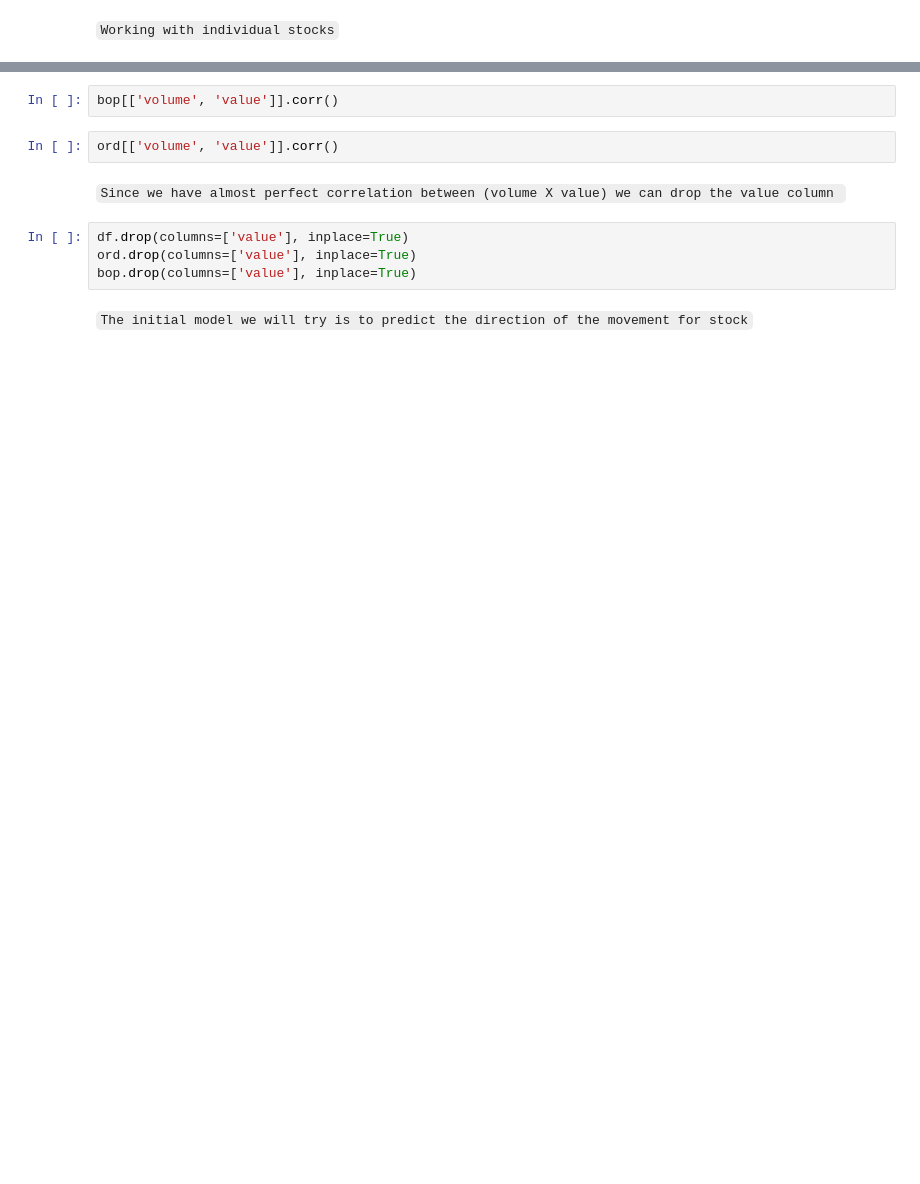
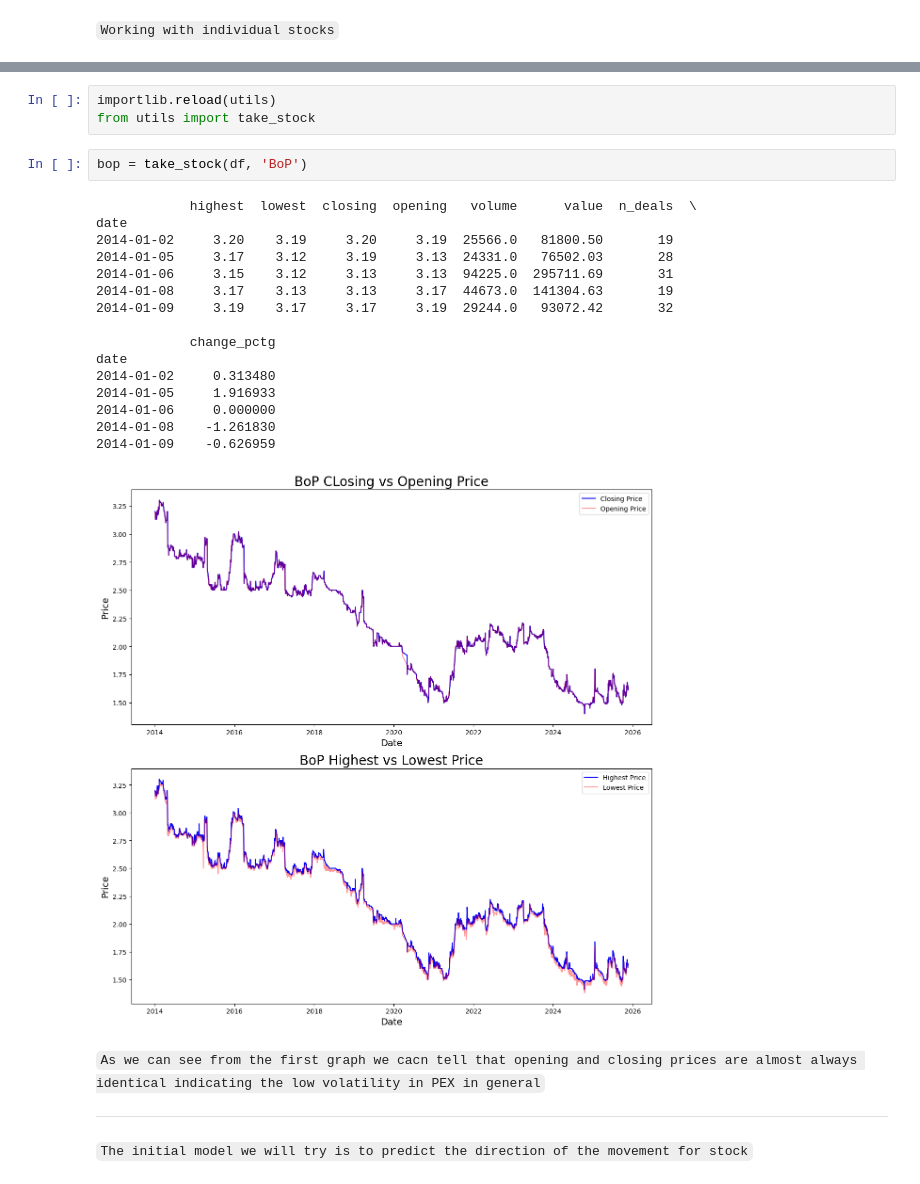
Before and after one commit to Mohammad-Nabulsi/Palestinian-Stock-Market-Predictor, a Jupyter notebook: base.ipynb, the cells around one changed output, grey strips where cells are left out. Saved outputs shown, nothing was run; the diff lists cells and outputs as text; blank space fills up the shorter version.

```diff
--- a/base.ipynb
+++ b/base.ipynb
@@ -291,13 +215,29 @@ ord.sort_values(by='time_since_last', ascending=False).head()
-# %%
-bop[['volume', 'value']].corr()
-# %%
-ord[['volume', 'value']].corr()
-# %% [markdown]
-`Since we have almost perfect correlation between (volume X value) we can drop the value column `
-# %%
-df.drop(columns=['value'], inplace=True)
-ord.drop(columns=['value'], inplace=True)
-bop.drop(columns=['value'], inplace=True)
+# %%
+importlib.reload(utils)
+from utils import take_stock
+# %%
+bop = take_stock(df, 'BoP')
+# %% [output]
+            highest  lowest  closing  opening   volume      value  n_deals  \
+date
+2014-01-02     3.20    3.19     3.20     3.19  25566.0   81800.50       19
+2014-01-05     3.17    3.12     3.19     3.13  24331.0   76502.03       28
+2014-01-06     3.15    3.12     3.13     3.13  94225.0  295711.69       31
+2014-01-08     3.17    3.13     3.13     3.17  44673.0  141304.63       19
+2014-01-09     3.19    3.17     3.17     3.19  29244.0   93072.42       32
+
+            change_pctg
+date
+2014-01-02     0.313480
+2014-01-05     1.916933
+2014-01-06     0.000000
+2014-01-08    -1.261830
+2014-01-09    -0.626959
+[figure, added]
+# %% [markdown]
+`As we can see from the first graph we cacn tell that opening and closing prices are almost always identical indicating the low volatility in PEX in general`
+
+----------------------------------
 # %% [markdown]
 `The initial model we will try is to predict the direction of the movement for stock`
 # %% [markdown]
```
Also changed, not shown: parts of 112 cells of this notebook, 7 other files.
